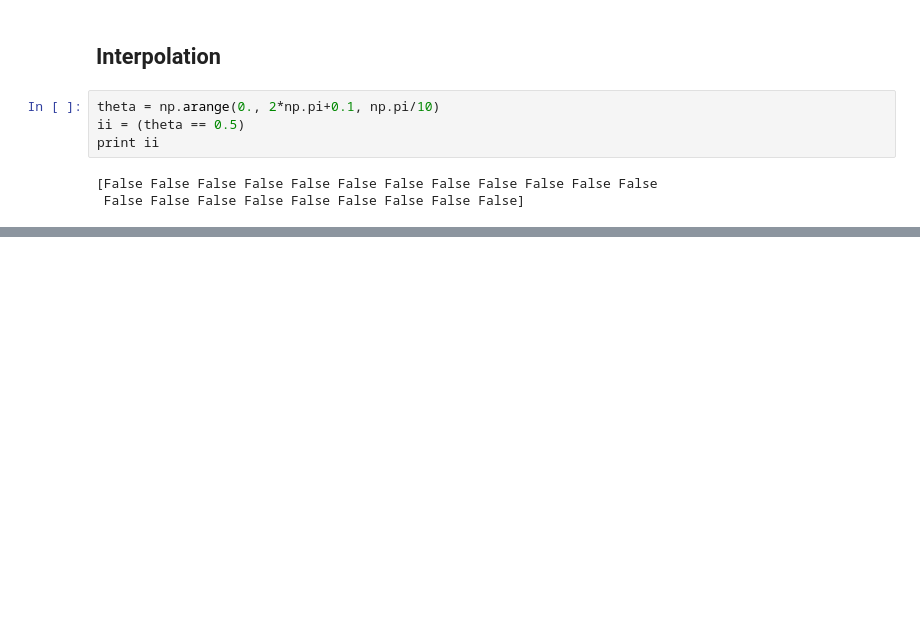
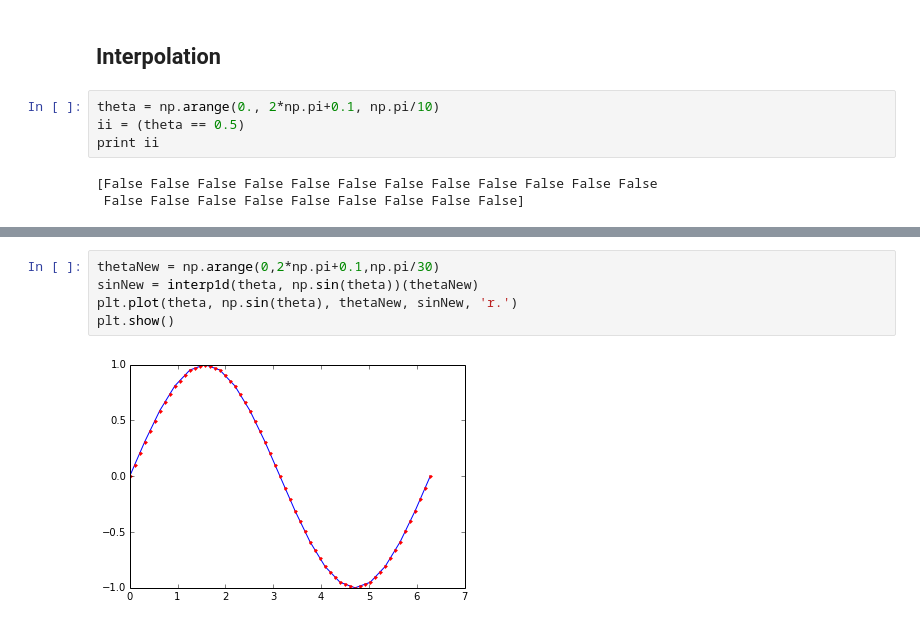
Before and after one commit to mnaworsk/PHYS202-S14, a Jupyter notebook: SciPy/InterpolationTour.ipynb, the cells around one changed output, grey strips where cells are left out. Saved outputs shown, nothing was run; the diff lists cells and outputs as text; blank space fills up the shorter version.

```diff
--- a/SciPy/InterpolationTour.ipynb
+++ b/SciPy/InterpolationTour.ipynb
@@ -40,0 +82,7 @@ print ii
+# %%
+thetaNew = np.arange(0,2*np.pi+0.1,np.pi/30)
+sinNew = interp1d(theta, np.sin(theta))(thetaNew)
+plt.plot(theta, np.sin(theta), thetaNew, sinNew, 'r.')
+plt.show()
+# %% [output]
+[figure, added]
```
Also changed, not shown: parts of 14 cells of this notebook, 3 other files.
